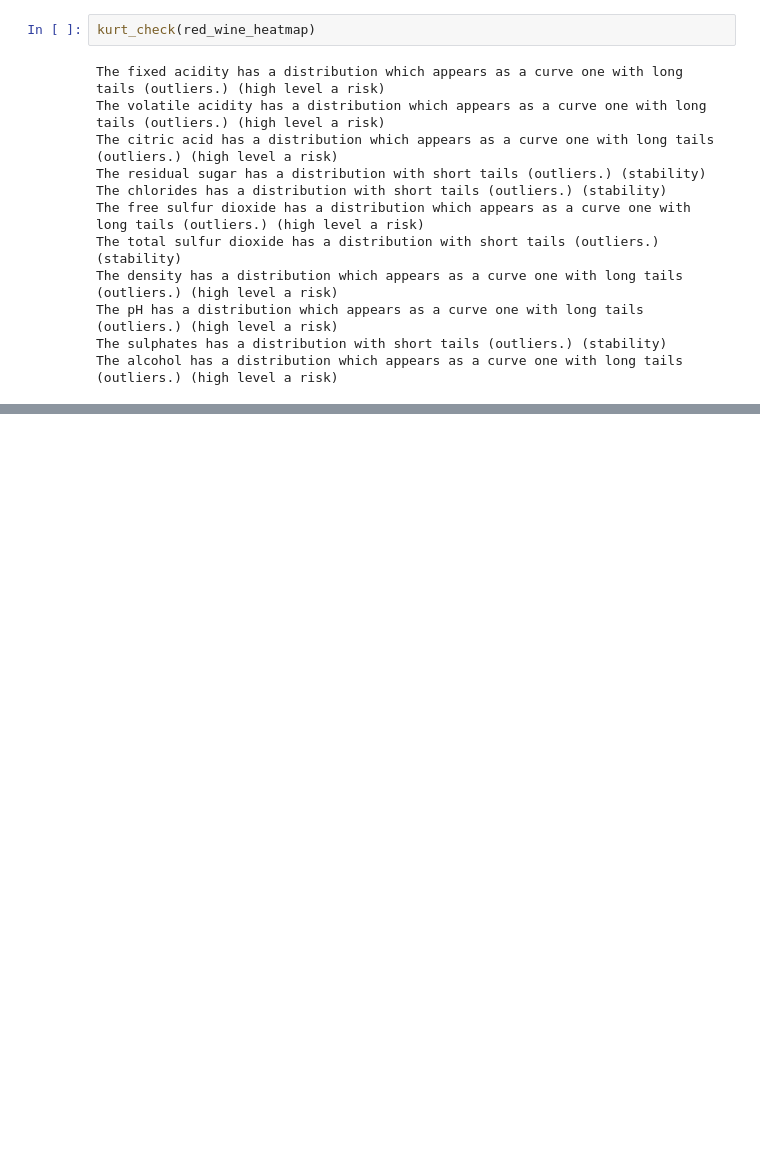
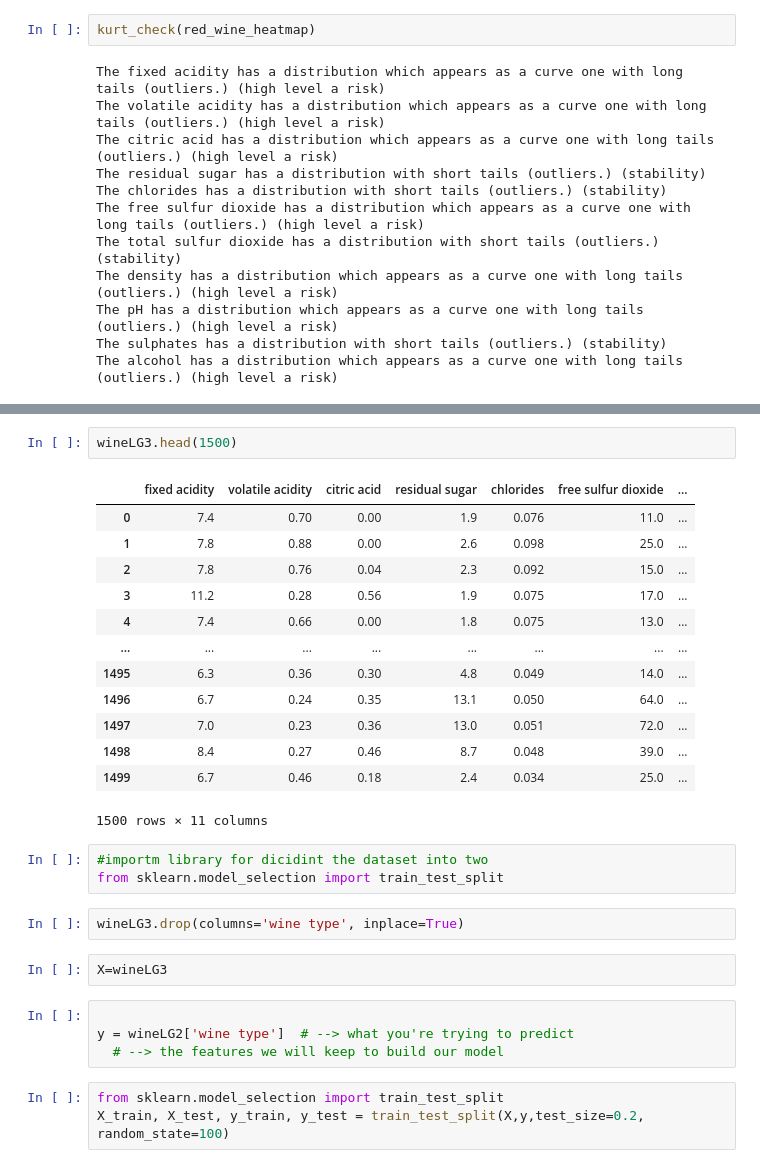
Before and after one commit to gabriela-arlt/BlueBerry-Winery, a Jupyter notebook: wine+quality/ML.ipynb, the cells around one changed output, grey strips where cells are left out. Drawn from its saved outputs; the diff is of its cells as text; blank space fills up the shorter version.

Commit message:
Random Forest

```diff
--- a/wine+quality/ML.ipynb
+++ b/wine+quality/ML.ipynb
@@ -360,0 +416,30 @@ The alcohol has a distribution which appears as a curve one with long tails (out
+# %%
+wineLG3.head(1500)
+# %% [output]
+|  | fixed acidity | volatile acidity | citric acid | residual sugar | chlorides | free sulfur dioxide | ... |
+| 0 | 7.4 | 0.70 | 0.00 | 1.9 | 0.076 | 11.0 | ... |
+| 1 | 7.8 | 0.88 | 0.00 | 2.6 | 0.098 | 25.0 | ... |
+| 2 | 7.8 | 0.76 | 0.04 | 2.3 | 0.092 | 15.0 | ... |
+| 3 | 11.2 | 0.28 | 0.56 | 1.9 | 0.075 | 17.0 | ... |
+| 4 | 7.4 | 0.66 | 0.00 | 1.8 | 0.075 | 13.0 | ... |
+| ... | ... | ... | ... | ... | ... | ... | ... |
+| 1495 | 6.3 | 0.36 | 0.30 | 4.8 | 0.049 | 14.0 | ... |
+| 1496 | 6.7 | 0.24 | 0.35 | 13.1 | 0.050 | 64.0 | ... |
+| 1497 | 7.0 | 0.23 | 0.36 | 13.0 | 0.051 | 72.0 | ... |
+| 1498 | 8.4 | 0.27 | 0.46 | 8.7 | 0.048 | 39.0 | ... |
+| 1499 | 6.7 | 0.46 | 0.18 | 2.4 | 0.034 | 25.0 | ... |
+1500 rows × 11 columns
+# %%
+#importm library for dicidint the dataset into two
+from sklearn.model_selection import train_test_split
+# %%
+wineLG3.drop(columns='wine type', inplace=True)
+# %%
+X=wineLG3
+# %%
+
+y = wineLG2['wine type']  # --> what you're trying to predict
+  # --> the features we will keep to build our model
+# %%
+from sklearn.model_selection import train_test_split
+X_train, X_test, y_train, y_test = train_test_split(X,y,test_size=0.2, random_state=100)
```
Also changed, not shown: parts of 23 cells of this notebook.
